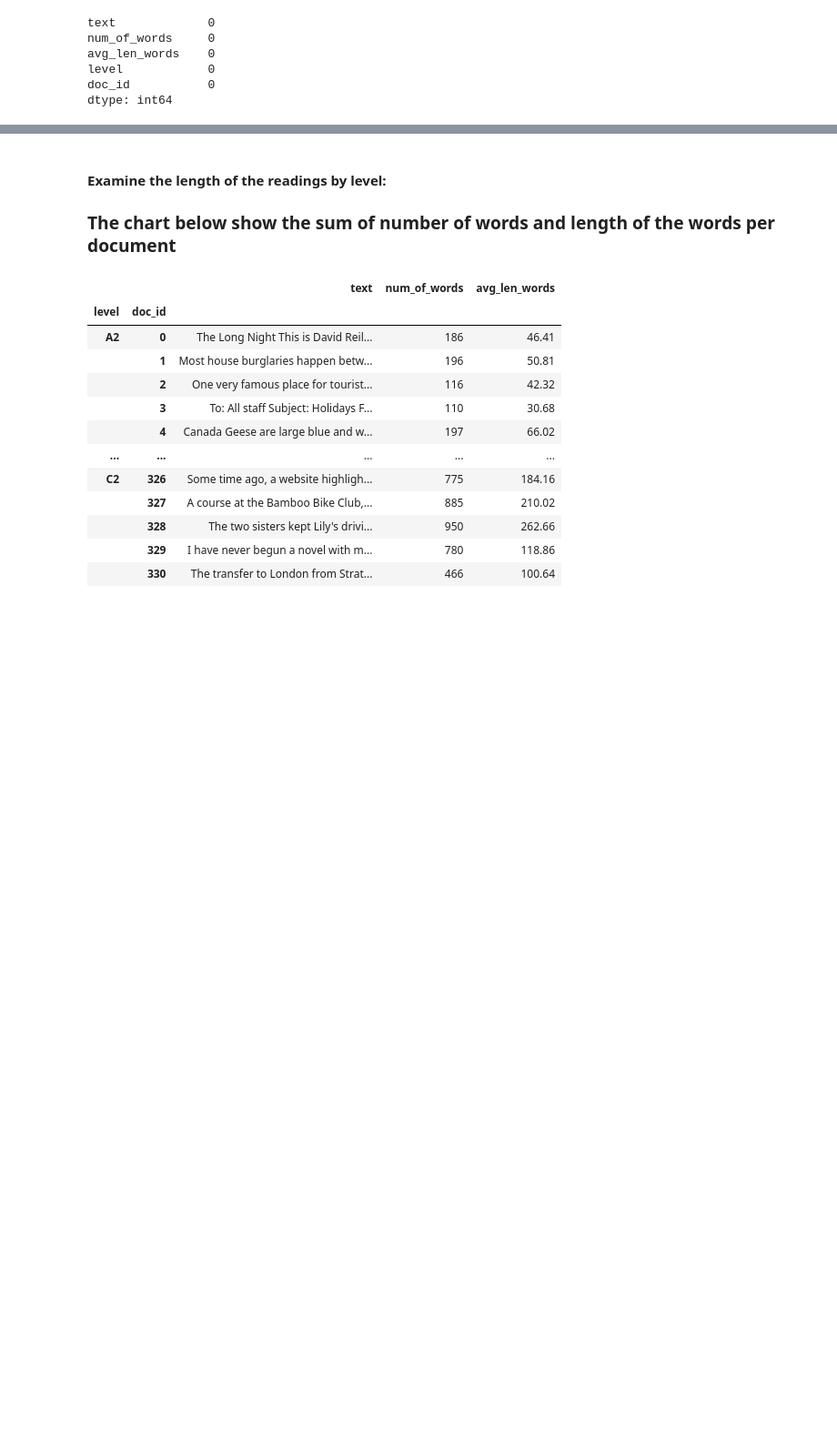
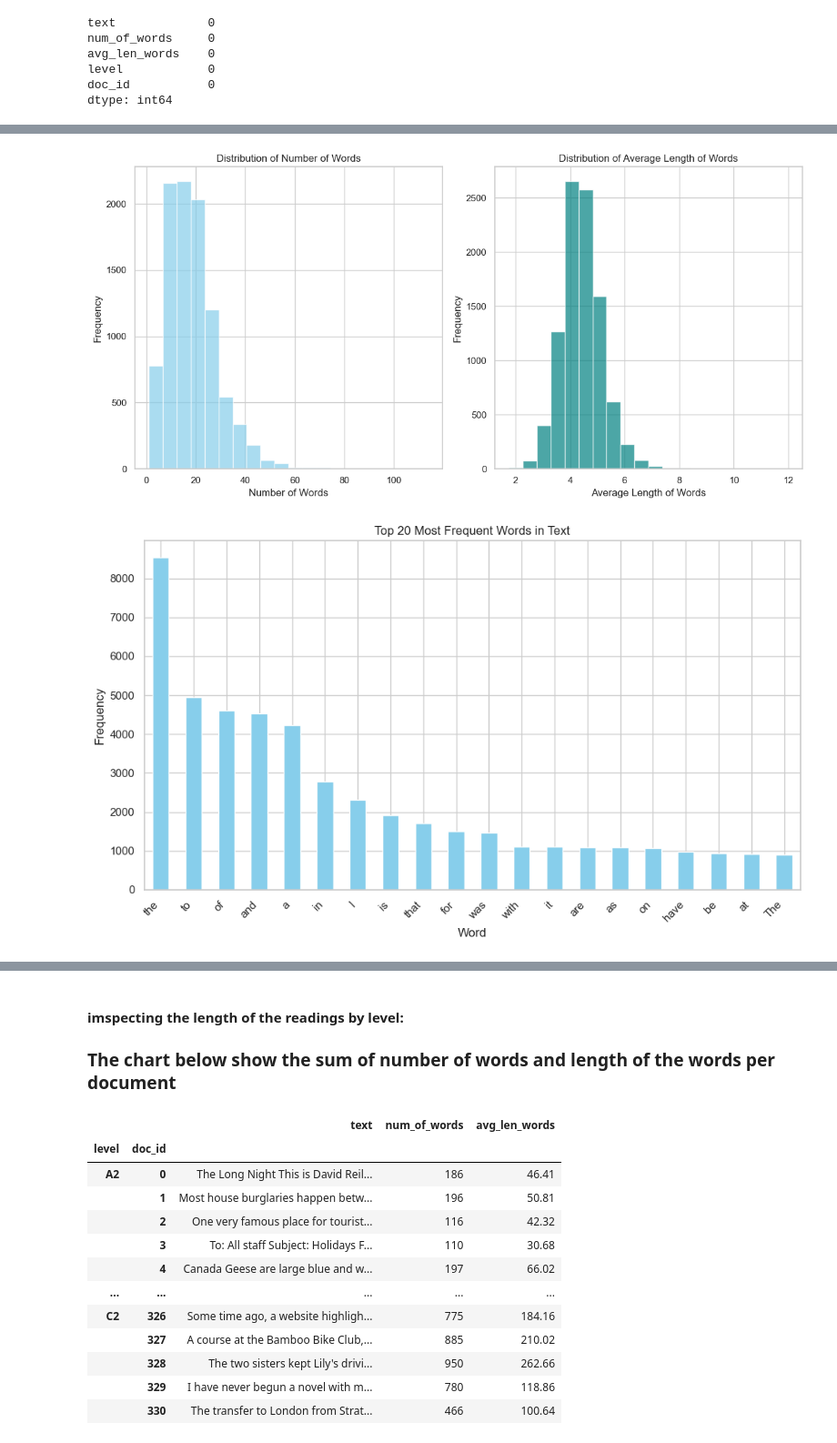
Before and after one commit to AKHILESH200/PersonifiedScriptWriter, a Jupyter notebook: phase-1-cerf/data_eda.ipynb, the cells around one changed output, grey strips where cells are left out. Shown at 91% size. Saved outputs shown, nothing was run; the diff lists cells and outputs as text; code cells hidden in the pictures; blank space fills up the shorter version.

```diff
--- a/phase-1-cerf/data_eda.ipynb
+++ b/phase-1-cerf/data_eda.ipynb
@@ -69,0 +83,38 @@ dtype: int64
+# %%
+plt.figure(figsize=(12, 6))
+plt.subplot(1, 2, 1)
+plt.hist(sentence_df['num_of_words'], bins=20, color='skyblue', alpha=0.7)
+plt.title('Distribution of Number of Words')
+plt.xlabel('Number of Words')
+plt.ylabel('Frequency')
+
+plt.subplot(1, 2, 2)
+plt.hist(sentence_df['avg_len_words'], bins=20, color='teal', alpha=0.7)
+plt.title('Distribution of Average Length of Words')
+plt.xlabel('Average Length of Words')
+plt.ylabel('Frequency')
+
+plt.tight_layout()
+plt.show()
+
+# Bar plot of most frequent words
+word_freq = sentence_df['text'].str.split(expand=True).stack().value_counts()
+plt.figure(figsize=(10, 6))
+word_freq[:20].plot(kind='bar', color='skyblue')
+plt.title('Top 20 Most Frequent Words in Text')
+plt.xlabel('Word')
+plt.ylabel('Frequency')
+plt.xticks(rotation=45, ha='right')
+plt.tight_layout()
+plt.show()
+
+# Document Length Distribution
+plt.figure(figsize=(8, 6))
+plt.hist(sentence_df['num_of_words'], bins=20, color='teal', alpha=0.7)
+plt.title('Document Length Distribution')
+plt.xlabel('Number of Words')
+plt.ylabel('Frequency')
+plt.show()
+# %% [output]
+[figure, added]
+[figure, added]
@@ -70,5 +122,5 @@ dtype: int64
 # %% [markdown]
-#### Examine the length of the readings by level:
+#### imspecting the length of the readings by level:
 
 ### The chart below show the sum of number of words and length of the words per document
 # %%
```
Also changed, not shown: parts of 20 cells of this notebook, 1 other file.
